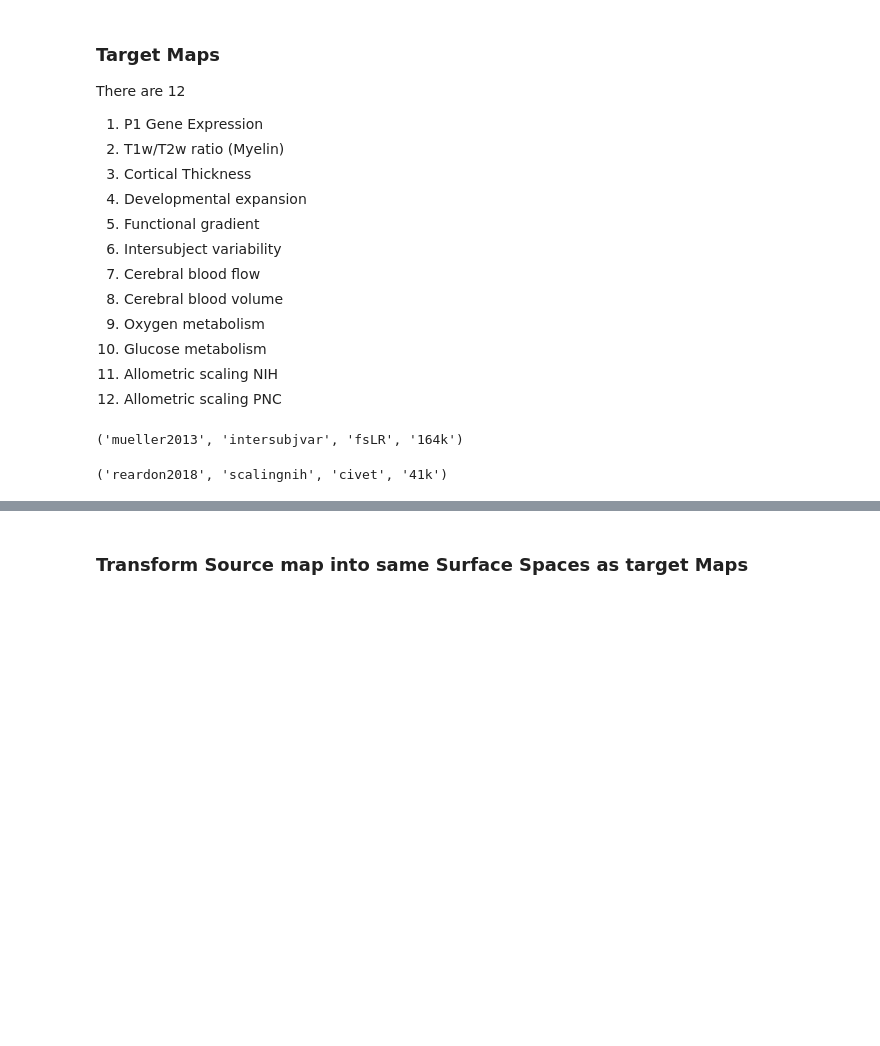
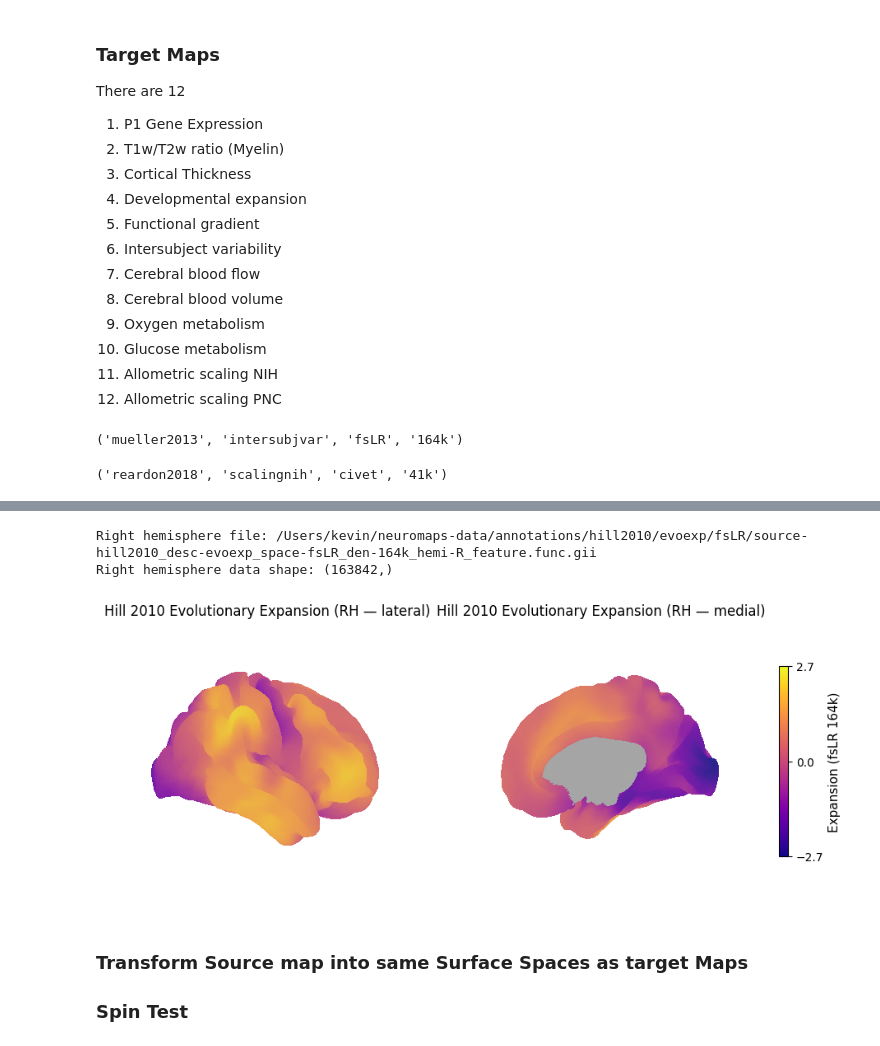
Before and after one commit to kesouder/dsc-neuroImages, a Jupyter notebook: project_starter.ipynb, the cells around one changed output, grey strips where cells are left out. Saved outputs shown, nothing was run; the diff lists cells and outputs as text; code cells hidden in the pictures; blank space fills up the shorter version.

```diff
--- a/project_starter.ipynb
+++ b/project_starter.ipynb
@@ -294,2 +313,69 @@ Right hemisphere data shape: (163842,)
+# %%
+if isinstance(evo_map, str):
+    rh_path = evo_map
+elif isinstance(evo_map, (list, tuple)):
+    rh_path = [p for p in evo_map if 'hemi-R' in str(p)]
+    rh_path = rh_path[0] if rh_path else evo_map[0]
+else:
+    raise ValueError("Unexpected evo_map format:", evo_map)
+
+print("Right hemisphere file:", rh_path)
+
+# --- Load data ---
+rh_data = load_data(rh_path)
+print("Right hemisphere data shape:", rh_data.shape)
+
+# --- Fetch fsLR 164k surface ---
+fslr = fetch_atlas('fsLR', density='164k')
+surf_r = fslr['midthickness'].R
+
+# --- Set fixed shared color range ---
+vmin, vmax = -2.7, 2.7
+
+# --- Create figure with two 3D axes ---
+fig = plt.figure(figsize=(12, 5))
+ax1 = fig.add_subplot(1, 2, 1, projection='3d')
+ax2 = fig.add_subplot(1, 2, 2, projection='3d')
+
+# --- Common plotting kwargs ---
+plot_kwargs = dict(
+    surf_mesh=surf_r,
+    surf_map=rh_data,
+    hemi='right',
+    cmap='plasma',
+    bg_on_data=True,
+    vmin=vmin,
+    vmax=vmax,
+    colorbar=False
+)
+
+# --- Plot both views ---
+plotting.plot_surf(
+    view='lateral',
+    axes=ax1,
+    title='Hill 2010 Evolutionary Expansion (RH — lateral)',
+    **plot_kwargs
+)
+
+plotting.plot_surf(
+    view='medial',
+    axes=ax2,
+    title='Hill 2010 Evolutionary Expansion (RH — medial)',
+    **plot_kwargs
+)
+
+# --- Add one unified colorbar ---
+sm = plt.cm.ScalarMappable(cmap='plasma')
+sm.set_clim(vmin, vmax)
+cbar = fig.colorbar(sm, ax=[ax1, ax2], shrink=0.6, location='right')
+cbar.set_label('Expansion (fsLR 164k)', fontsize=11)
+cbar.set_ticks([-2.7, 0, 2.7])
+
+plt.show()
+# %% [output]
+Right hemisphere file: /Users/kevin/neuromaps-data/annotations/hill2010/evoexp/fsLR/source-hill2010_desc-evoexp_space-fsLR_den-164k_hemi-R_feature.func.gii
+Right hemisphere data shape: (163842,)
+[figure, added]
 # %% [markdown]
 ### Transform Source map into same Surface Spaces as target Maps
+### Spin Test
```
Also changed, not shown: parts of 22 cells of this notebook.
